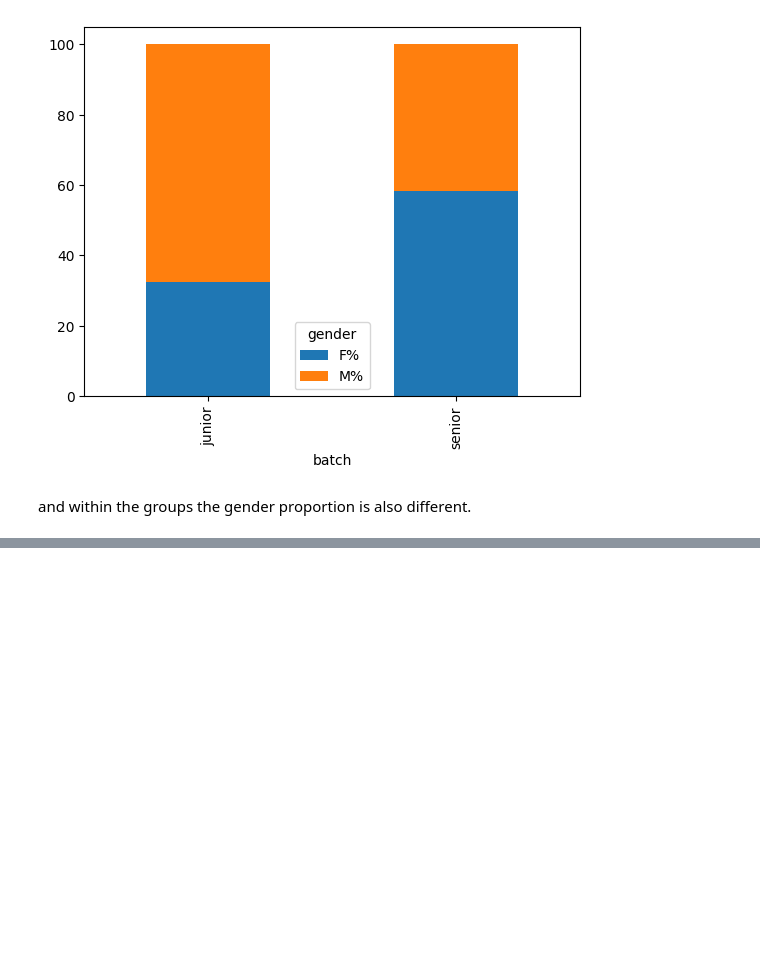
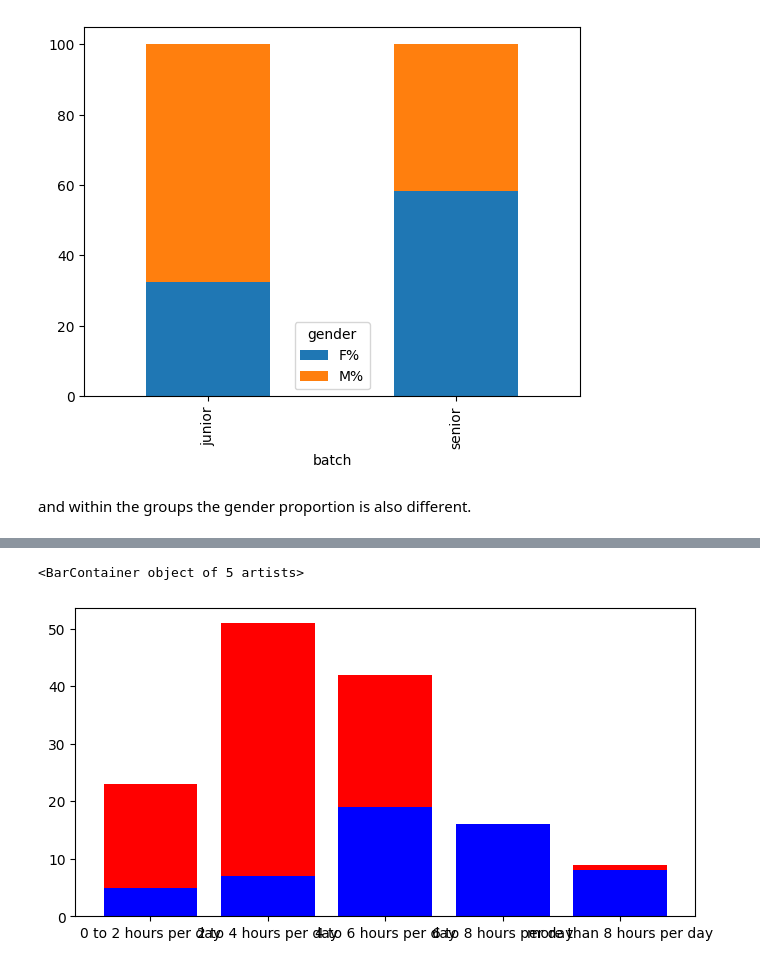
Before and after one commit to akankshazc/sts_iad, a Jupyter notebook: basics_analysis.ipynb, the cells around one changed output, grey strips where cells are left out. Saved outputs shown, nothing was run; the diff lists cells and outputs as text; code cells hidden in the pictures; blank space fills up the shorter version.

```diff
--- a/basics_analysis.ipynb
+++ b/basics_analysis.ipynb
@@ -93,0 +99,3 @@ and within the groups the gender proportion is also different.
+# %%
+internet_usage_by_batch = df.groupby(['avg_internet_usage','batch']).size().unstack()
+internet_usage_by_batch
@@ -93,0 +110,8 @@ and within the groups the gender proportion is also different.
+# %%
+fig, ax = plt.subplots(figsize=(8,4))
+
+ax.bar(internet_usage_by_batch.index, internet_usage_by_batch['junior'], label='junior', color='red')
+ax.bar(internet_usage_by_batch.index, internet_usage_by_batch['senior'], label='senior', color='blue')
+# %% [output]
+<BarContainer object of 5 artists>
+[figure, added]
```
Also changed, not shown: parts of 2 cells of this notebook.
